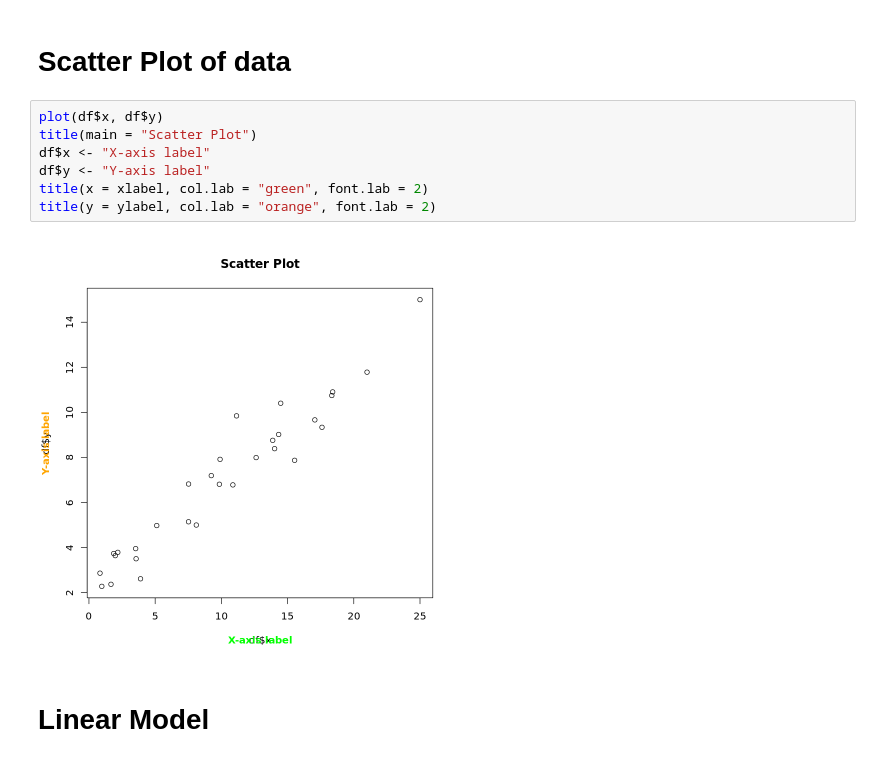
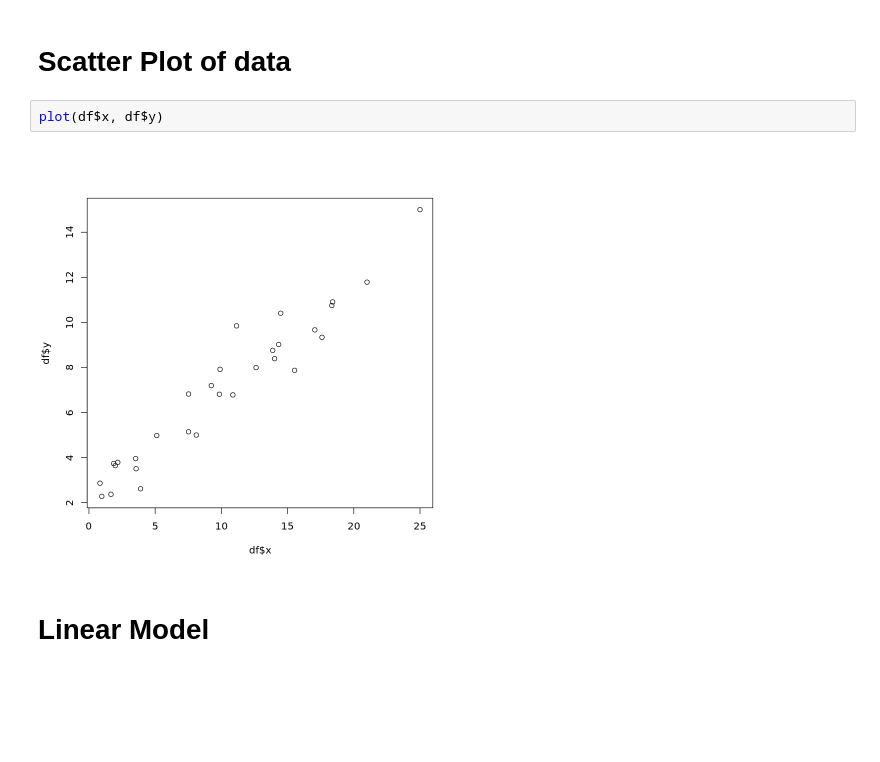
Before and after one commit to ZianneO/BSGP-LM, a Jupyter notebook: lmR.ipynb, the cells around one changed output. Saved outputs shown, nothing was run; the diff lists cells and outputs as text; blank space fills up the shorter version.

Commit message:
title additions

```diff
--- a/lmR.ipynb
+++ b/lmR.ipynb
@@ -18,13 +18,8 @@ str(df)
 # Scatter Plot of data
 # %%
 plot(df$x, df$y)
-title(main = "Scatter Plot")
-df$x <- "X-axis label"
-df$y <- "Y-axis label"
-title(x = xlabel, col.lab = "green", font.lab = 2)
-title(y = ylabel, col.lab = "orange", font.lab = 2)
 # %% [output]
-[figure, old version]
+[figure, new version]
 # %% [markdown]
 # Linear Model
 # %%
```
Also changed, not shown: parts of 5 cells of this notebook.
